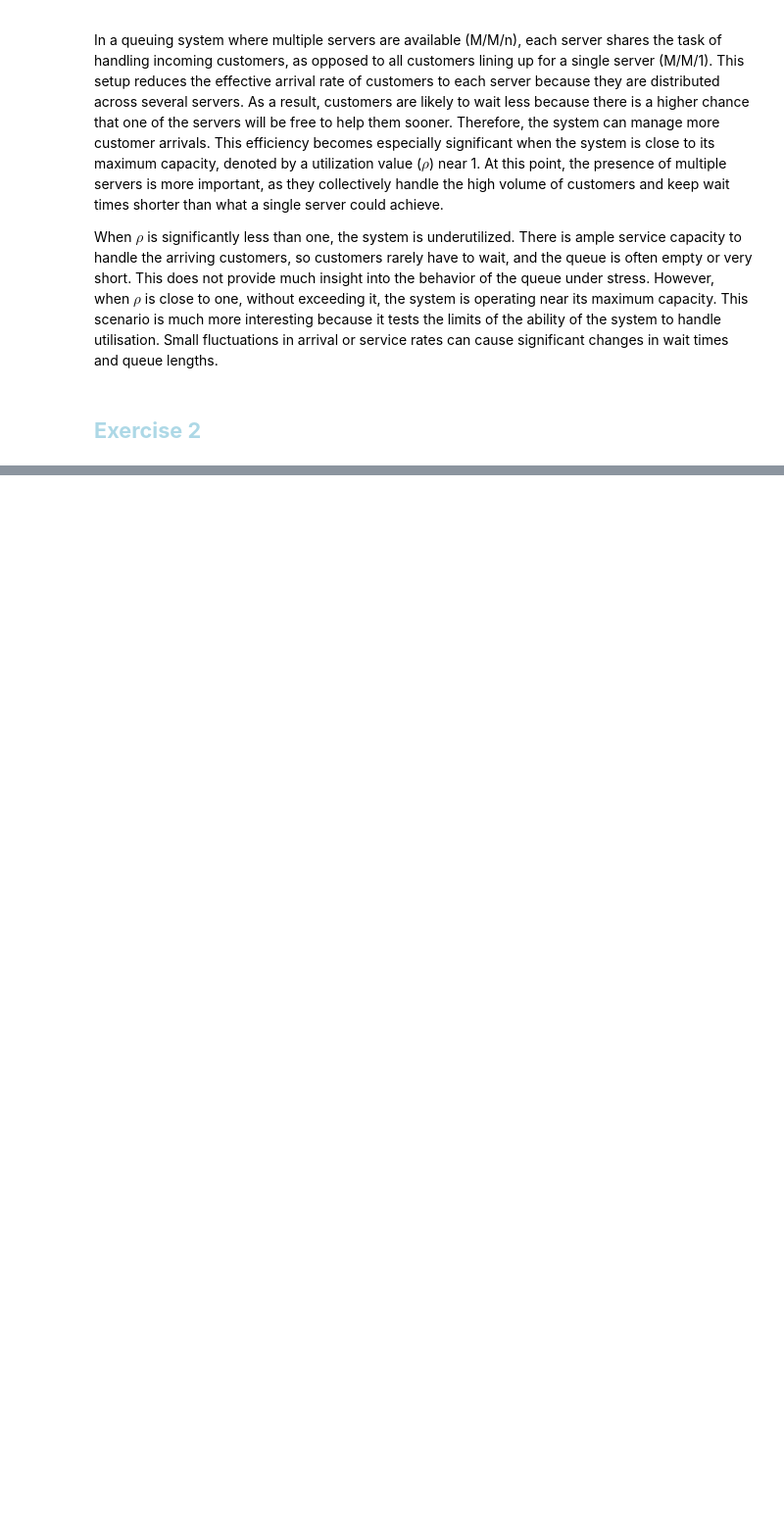
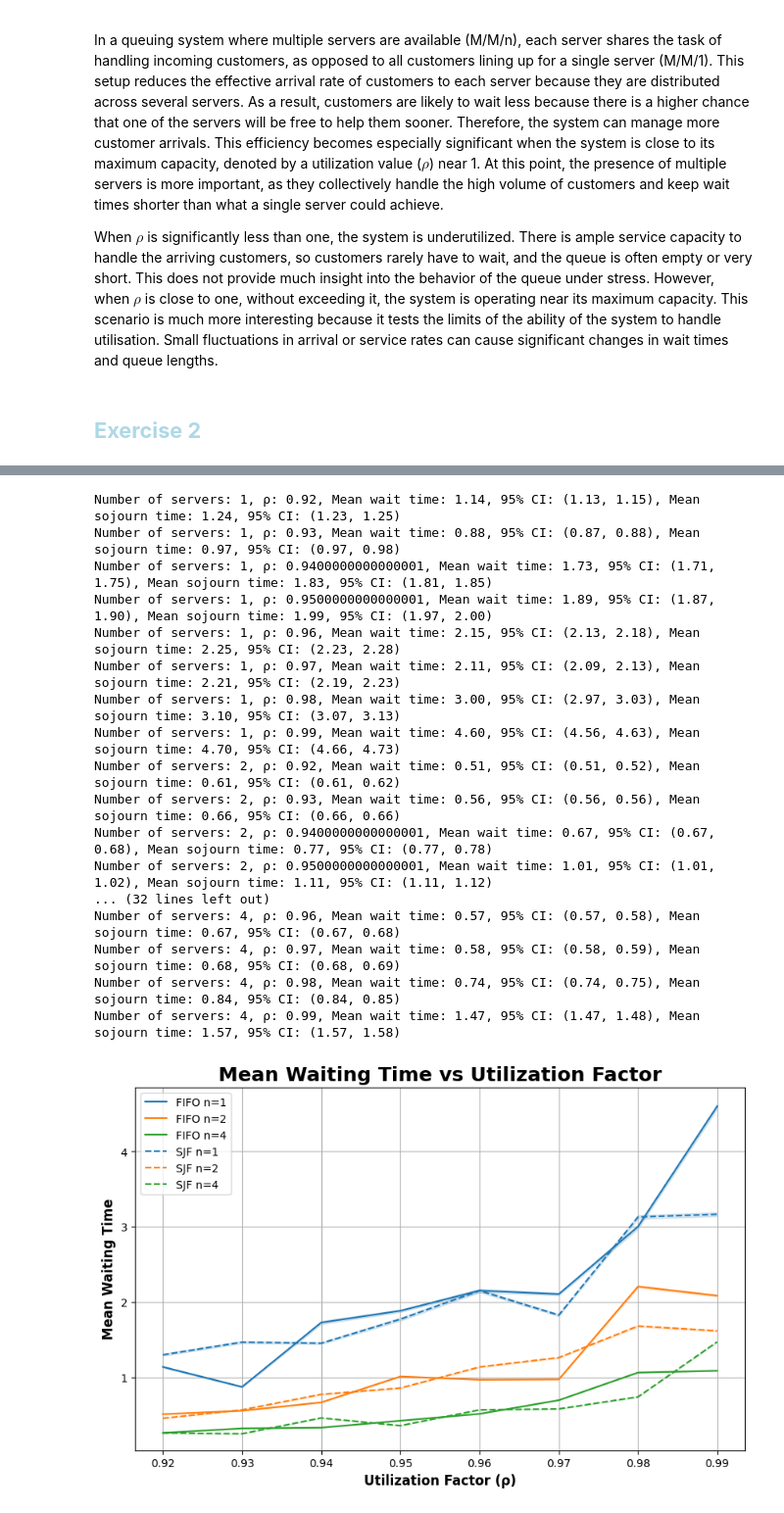
Before and after one commit to BiggusVickus/Stochastic_Simulation, a Jupyter notebook: Assignment 2/DES_assignment2.ipynb, the cells around one changed output, grey strips where cells are left out. Shown at 98% size. Drawn from its saved outputs; the diff is of its cells as text; code cells hidden in the pictures; blank space fills up the shorter version.

```diff
--- a/Assignment 2/DES_assignment2.ipynb
+++ b/Assignment 2/DES_assignment2.ipynb
@@ -332,0 +187,34 @@ Number of servers: 4, ρ: 0.99, Mean wait time: 0.00, 95% CI: (nan, nan)
+# %%
+
+# Running FIFO and SJF simulations
+results_fifo = main(NUM_SERVERS, RHO_VALUES, priority=False, service_type="M")
+results_sjf = main(NUM_SERVERS, RHO_VALUES, priority=True, service_type="M")
+
+
+# Plotting FIFO and SJF results together
+plot_results([results_fifo, results_sjf], "Mean Waiting Time vs Utilization Factor", ["FIFO", "SJF"])
+
+# Plotting SJF
+plot_results([results_sjf], "Mean Waiting Time vs Utilization Factor for SJF Queues", ["SJF"])
+
+# Plotting FIFO
+plot_results([results_fifo], "Mean Waiting Time vs Utilization Factor for FIFO Queues", ["FIFO"])
+# %% [output]
+Number of servers: 1, ρ: 0.92, Mean wait time: 1.14, 95% CI: (1.13, 1.15), Mean sojourn time: 1.24, 95% CI: (1.23, 1.25)
+Number of servers: 1, ρ: 0.93, Mean wait time: 0.88, 95% CI: (0.87, 0.88), Mean sojourn time: 0.97, 95% CI: (0.97, 0.98)
+Number of servers: 1, ρ: 0.9400000000000001, Mean wait time: 1.73, 95% CI: (1.71, 1.75), Mean sojourn time: 1.83, 95% CI: (1.81, 1.85)
+Number of servers: 1, ρ: 0.9500000000000001, Mean wait time: 1.89, 95% CI: (1.87, 1.90), Mean sojourn time: 1.99, 95% CI: (1.97, 2.00)
+Number of servers: 1, ρ: 0.96, Mean wait time: 2.15, 95% CI: (2.13, 2.18), Mean sojourn time: 2.25, 95% CI: (2.23, 2.28)
+Number of servers: 1, ρ: 0.97, Mean wait time: 2.11, 95% CI: (2.09, 2.13), Mean sojourn time: 2.21, 95% CI: (2.19, 2.23)
+Number of servers: 1, ρ: 0.98, Mean wait time: 3.00, 95% CI: (2.97, 3.03), Mean sojourn time: 3.10, 95% CI: (3.07, 3.13)
+Number of servers: 1, ρ: 0.99, Mean wait time: 4.60, 95% CI: (4.56, 4.63), Mean sojourn time: 4.70, 95% CI: (4.66, 4.73)
+Number of servers: 2, ρ: 0.92, Mean wait time: 0.51, 95% CI: (0.51, 0.52), Mean sojourn time: 0.61, 95% CI: (0.61, 0.62)
+Number of servers: 2, ρ: 0.93, Mean wait time: 0.56, 95% CI: (0.56, 0.56), Mean sojourn time: 0.66, 95% CI: (0.66, 0.66)
+Number of servers: 2, ρ: 0.9400000000000001, Mean wait time: 0.67, 95% CI: (0.67, 0.68), Mean sojourn time: 0.77, 95% CI: (0.77, 0.78)
+Number of servers: 2, ρ: 0.9500000000000001, Mean wait time: 1.01, 95% CI: (1.01, 1.02), Mean sojourn time: 1.11, 95% CI: (1.11, 1.12)
+... (32 lines left out)
+Number of servers: 4, ρ: 0.96, Mean wait time: 0.57, 95% CI: (0.57, 0.58), Mean sojourn time: 0.67, 95% CI: (0.67, 0.68)
+Number of servers: 4, ρ: 0.97, Mean wait time: 0.58, 95% CI: (0.58, 0.59), Mean sojourn time: 0.68, 95% CI: (0.68, 0.69)
+Number of servers: 4, ρ: 0.98, Mean wait time: 0.74, 95% CI: (0.74, 0.75), Mean sojourn time: 0.84, 95% CI: (0.84, 0.85)
+Number of servers: 4, ρ: 0.99, Mean wait time: 1.47, 95% CI: (1.47, 1.48), Mean sojourn time: 1.57, 95% CI: (1.57, 1.58)
+[figure, added]
```
Also changed, not shown: parts of 11 cells of this notebook.
